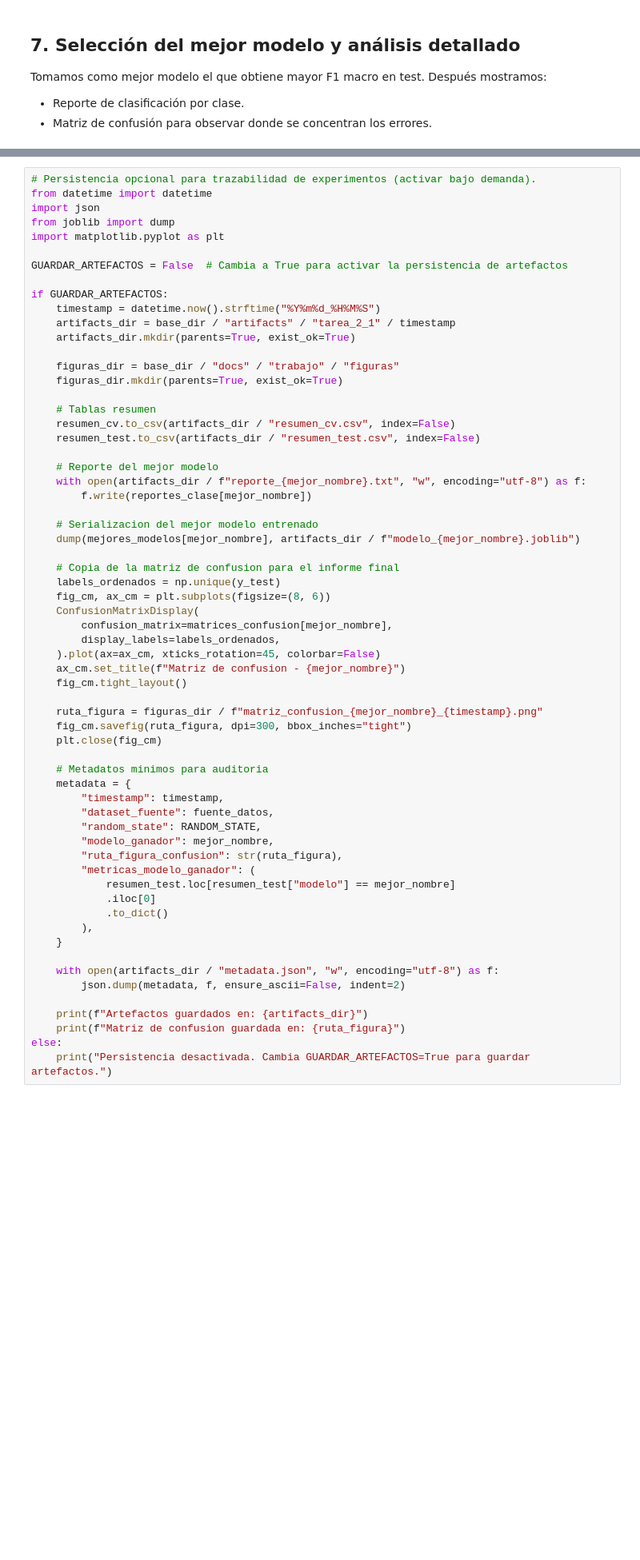
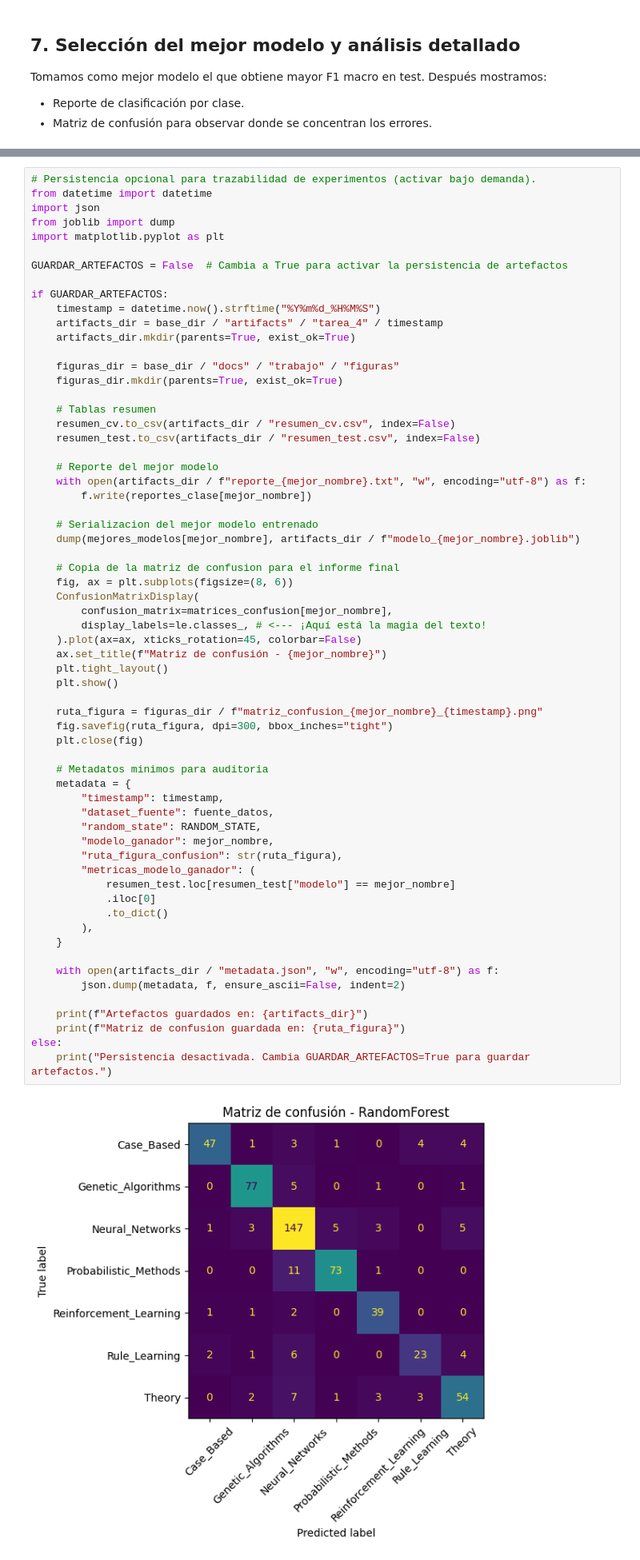
Before and after one commit to juanantoniofr/aprendizaje-automatico-relacional, a Jupyter notebook: notebooks/Tarea_4_construcción_de_modelos_base.ipynb, the cells around one changed output, grey strips where cells are left out. Shown at 80% size. Drawn from its saved outputs; the diff is of its cells as text; blank space fills up the shorter version.

```diff
--- a/notebooks/Tarea_4_construcción_de_modelos_base.ipynb
+++ b/notebooks/Tarea_4_construcción_de_modelos_base.ipynb
@@ -743,7 +552,7 @@ GUARDAR_ARTEFACTOS = False  # Cambia a True para activar la persistencia de arte
 
 if GUARDAR_ARTEFACTOS:
     timestamp = datetime.now().strftime("%Y%m%d_%H%M%S")
-    artifacts_dir = base_dir / "artifacts" / "tarea_2_1" / timestamp
+    artifacts_dir = base_dir / "artifacts" / "tarea_4" / timestamp
     artifacts_dir.mkdir(parents=True, exist_ok=True)
 
     figuras_dir = base_dir / "docs" / "trabajo" / "figuras"
@@ -761,38 +570,39 @@ if GUARDAR_ARTEFACTOS:
     dump(mejores_modelos[mejor_nombre], artifacts_dir / f"modelo_{mejor_nombre}.joblib")
 
     # Copia de la matriz de confusion para el informe final
-    labels_ordenados = np.unique(y_test)
-    fig_cm, ax_cm = plt.subplots(figsize=(8, 6))
+    fig, ax = plt.subplots(figsize=(8, 6))
     ConfusionMatrixDisplay(
         confusion_matrix=matrices_confusion[mejor_nombre],
-        display_labels=labels_ordenados,
-    ).plot(ax=ax_cm, xticks_rotation=45, colorbar=False)
-    ax_cm.set_title(f"Matriz de confusion - {mejor_nombre}")
-    fig_cm.tight_layout()
+        display_labels=le.classes_, # <--- ¡Aquí está la magia del texto!
+    ).plot(ax=ax, xticks_rotation=45, colorbar=False)
+    ax.set_title(f"Matriz de confusión - {mejor_nombre}")
+    plt.tight_layout()
+    plt.show()
 
     ruta_figura = figuras_dir / f"matriz_confusion_{mejor_nombre}_{timestamp}.png"
-    fig_cm.savefig(ruta_figura, dpi=300, bbox_inches="tight")
-    plt.close(fig_cm)
+    fig.savefig(ruta_figura, dpi=300, bbox_inches="tight")
+    plt.close(fig)
 
     # Metadatos minimos para auditoria
     metadata = {
         "timestamp": timestamp,
         "dataset_fuente": fuente_datos,
         "random_state": RANDOM_STATE,
         "modelo_ganador": mejor_nombre,
         "ruta_figura_confusion": str(ruta_figura),
         "metricas_modelo_ganador": (
             resumen_test.loc[resumen_test["modelo"] == mejor_nombre]
             .iloc[0]
             .to_dict()
         ),
     }
 
     with open(artifacts_dir / "metadata.json", "w", encoding="utf-8") as f:
         json.dump(metadata, f, ensure_ascii=False, indent=2)
 
     print(f"Artefactos guardados en: {artifacts_dir}")
     print(f"Matriz de confusion guardada en: {ruta_figura}")
 else:
     print("Persistencia desactivada. Cambia GUARDAR_ARTEFACTOS=True para guardar artefactos.")
 # %% [output]
+[figure, added]
```
Also changed, not shown: parts of 13 cells of this notebook, 31 other files.
